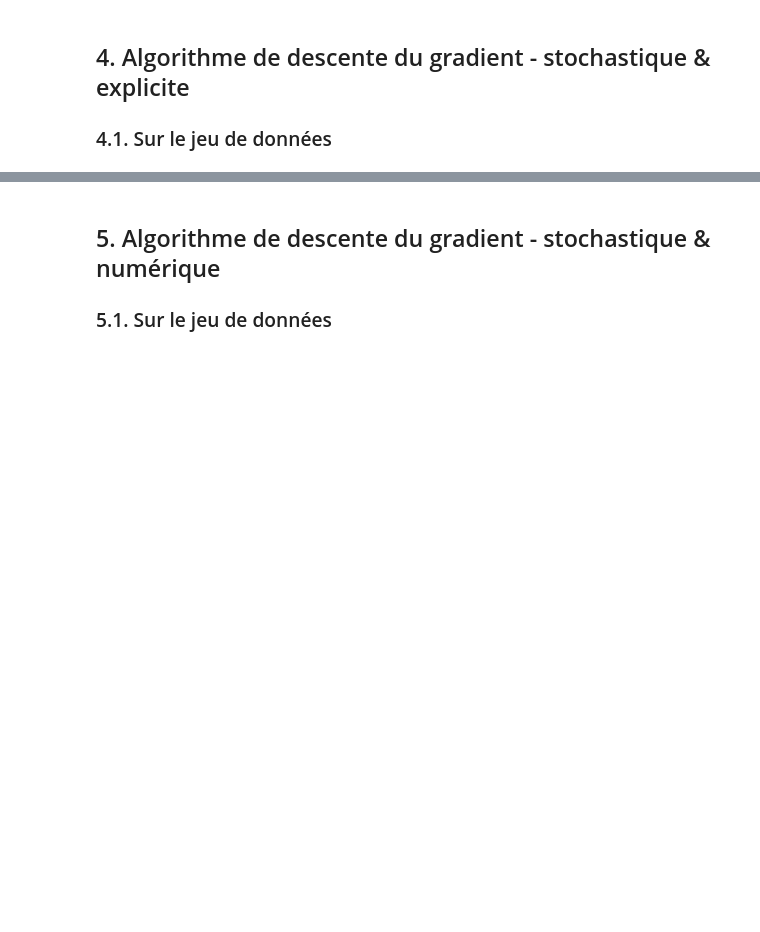
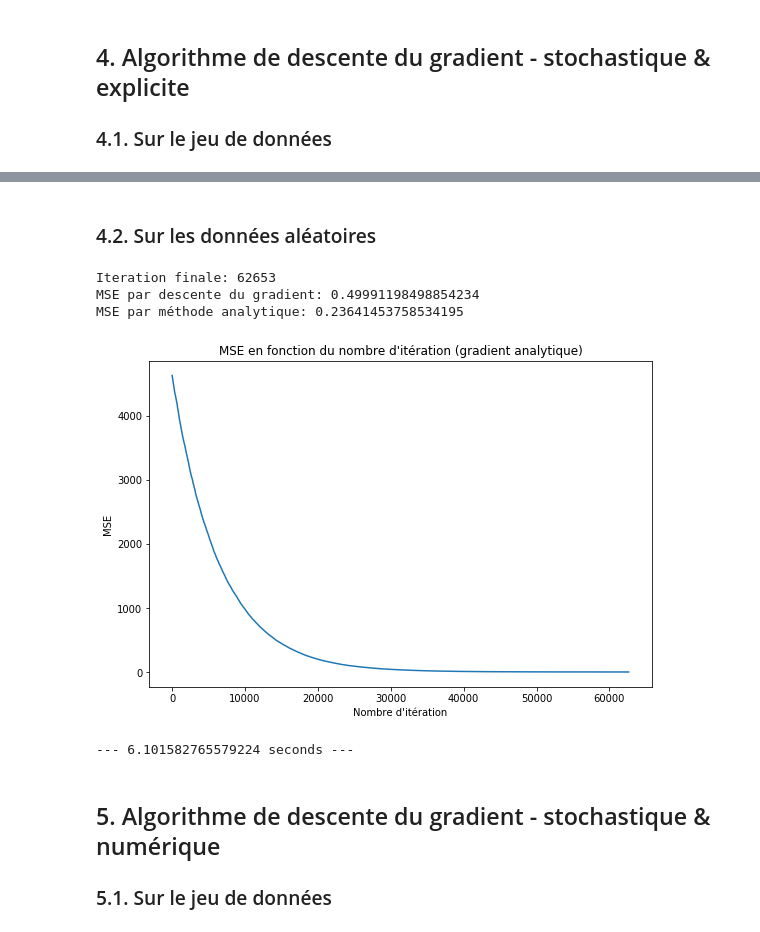
Before and after one commit to glaiveVII/bigdata, a Jupyter notebook: maths/TP1 - PELEGRI RAYMOND.ipynb, the cells around one changed output, grey strips where cells are left out. Drawn from its saved outputs; the diff is of its cells as text; code cells hidden in the pictures; blank space fills up the shorter version.

```diff
--- a/maths/TP1 - PELEGRI RAYMOND.ipynb
+++ b/maths/TP1 - PELEGRI RAYMOND.ipynb
@@ -278,3 +446,74 @@ plt.show()
+# %% [markdown]
+### 4.2. Sur les données aléatoires
+# %%
+n = 1000
+p = 5
+# Generate fetures, outputs, and true coefficient of 100 samples,
+features, output, coef = make_regression(n_samples = n,
+                                         # three features
+                                         n_features = p,
+                                         # where only two features are useful,
+                                         n_informative = 2,
+                                         # a single target value per observation
+                                         n_targets = 1,
+                                         # 0.5 standard deviation of the guassian noise
+                                         noise = 0.5,
+                                         # show the true coefficient used to generated the data
+                                         coef = True)
+X = features
+Y = output
+n_var = p
+import random
+# %%
+# Hyperparamètres
+start_time = time.time()
+R = 2 # Nombre de variables à considérer pour le gradient stochastique
+ALPHA = 0.0001  #  taux d'apprentissage
+EPOCHS = 500000  #  number of iterations to perform gradient descent
+EPS = 0.5  #  Epsilon
+beta_hat = np.zeros(n_var) # parametres initiaux
+
+MSE = np.zeros(EPOCHS+1)
+MSE[0] = (np.sum((Y - sum(np.transpose(X*beta_hat)))**2))/n
+
+
+# Descente du gradient
+i = 0
+while MSE[i] > EPS and i < EPOCHS:
+    i += 1
+    # prédiction de Y
+    liste = random.sample(list(np.arange(0, n_var)),R)
+    Y_pred = sum(np.transpose(X*beta_hat))
+
+    for j in liste:
+        beta_hat[j] = beta_hat[j] + ALPHA * (2*np.sum((Y-Y_pred)*X[:,j]))/n
+
+    MSE[i] = (np.sum((Y - Y_pred)**2))/n
+
+print("Iteration finale:",i)
+print("MSE par descente du gradient:",MSE[i])
+
+beta_hat = np.dot(np.linalg.inv(np.dot(X.T,X)+0.00001*np.random.rand(n_var, n_var)),np.dot(X.T,Y))
+
+MSE2 = sum((Y - sum(np.transpose(X*beta_hat)))**2)/n
+print("MSE par méthode analytique:",MSE2)
+
+# Configuration du plot
+x_axis = np.arange(0, i)
+plt.figure(figsize=(9,6))
+plt.plot(x_axis,MSE[0:i])
+plt.title("MSE en fonction du nombre d'itération (gradient analytique)")
+plt.xlabel("Nombre d'itération")
+plt.ylabel("MSE")
+plt.show()
+print("  ")
+print("--- %s seconds ---" % (time.time() - start_time))
+# %% [output]
+Iteration finale: 62653
+MSE par descente du gradient: 0.49991198498854234
+MSE par méthode analytique: 0.23641453758534195
+[figure, added]
+--- 6.101582765579224 seconds ---
 # %% [markdown]
 ## 5. Algorithme de descente du gradient - stochastique & numérique
 ### 5.1. Sur le jeu de données
```
Also changed, not shown: parts of 22 cells of this notebook.
